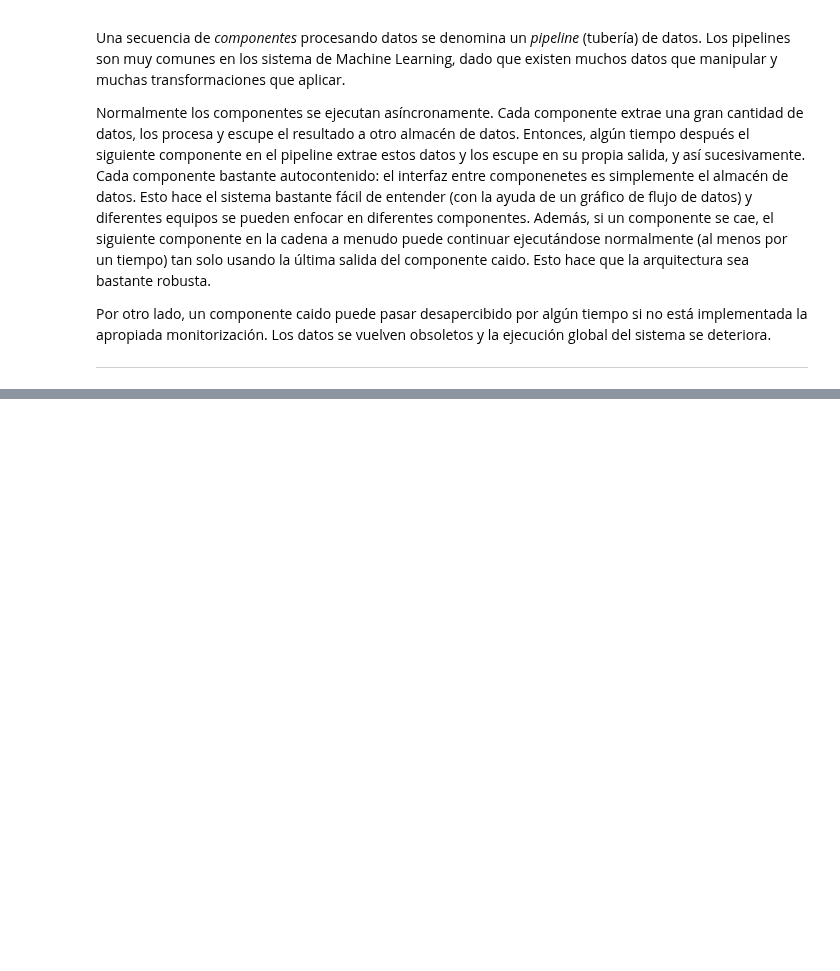
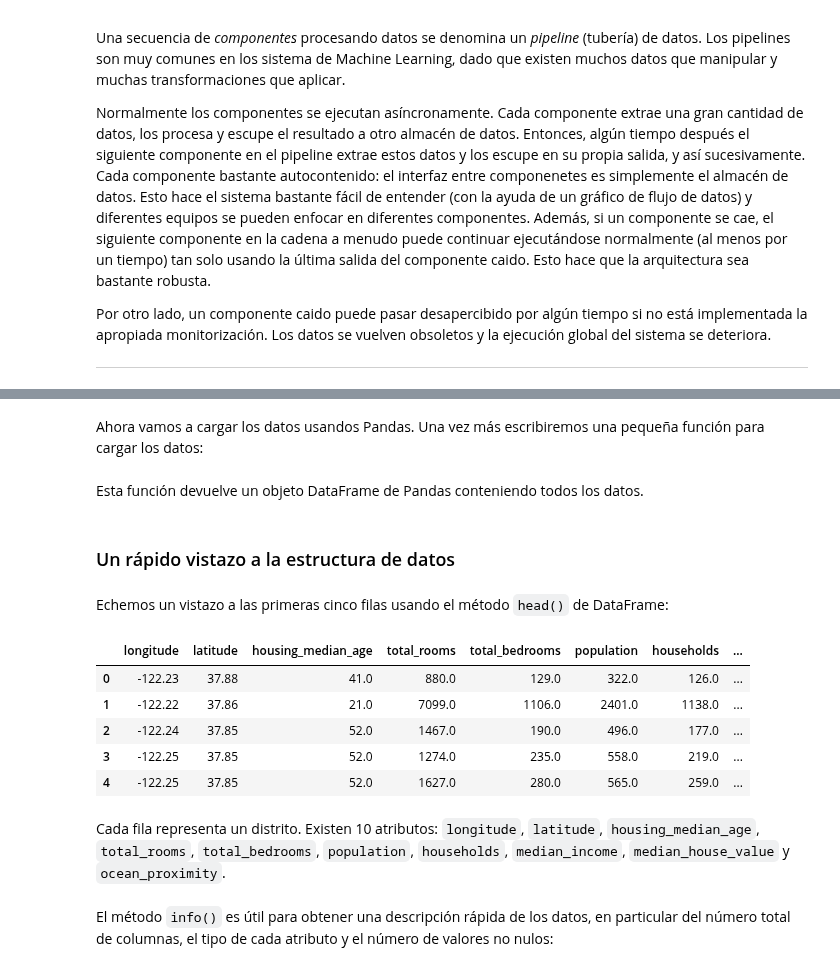
Before and after one commit to SgtSteiner/DataScience, a Jupyter notebook: handson-ml/Ch.02.Proyecto ML end-to-end.ipynb, the cells around one changed output, grey strips where cells are left out. Saved outputs shown, nothing was run; the diff lists cells and outputs as text; code cells hidden in the pictures; blank space fills up the shorter version.

```diff
--- a/handson-ml/Ch.02.Proyecto ML end-to-end.ipynb
+++ b/handson-ml/Ch.02.Proyecto ML end-to-end.ipynb
@@ -70,0 +196,2 @@ Por otro lado, un componente caido puede pasar desapercibido por algún tiempo s
+# %% [markdown]
+Ahora vamos a cargar los datos usandos Pandas. Una vez más escribiremos una pequeña función para cargar los datos:
@@ -70,0 +202,20 @@ Por otro lado, un componente caido puede pasar desapercibido por algún tiempo s
+# %% [markdown]
+Esta función devuelve un objeto DataFrame de Pandas conteniendo todos los datos.
+# %% [markdown]
+### Un rápido vistazo a la estructura de datos
+# %% [markdown]
+Echemos un vistazo a las primeras cinco filas usando el método `head()` de DataFrame:
+# %%
+housing = load_housing_data()
+housing.head()
+# %% [output]
+|  | longitude | latitude | housing_median_age | total_rooms | total_bedrooms | population | households | ... |
+| 0 | -122.23 | 37.88 | 41.0 | 880.0 | 129.0 | 322.0 | 126.0 | ... |
+| 1 | -122.22 | 37.86 | 21.0 | 7099.0 | 1106.0 | 2401.0 | 1138.0 | ... |
+| 2 | -122.24 | 37.85 | 52.0 | 1467.0 | 190.0 | 496.0 | 177.0 | ... |
+| 3 | -122.25 | 37.85 | 52.0 | 1274.0 | 235.0 | 558.0 | 219.0 | ... |
+| 4 | -122.25 | 37.85 | 52.0 | 1627.0 | 280.0 | 565.0 | 259.0 | ... |
+# %% [markdown]
+Cada fila representa un distrito. Existen 10 atributos: `longitude`, `latitude`, `housing_median_age`, `total_rooms`, `total_bedrooms`, `population`, `households`, `median_income`, `median_house_value` y `ocean_proximity`.
+# %% [markdown]
+El método `info()` es útil para obtener una descripción rápida de los datos, en particular del número total de columnas, el tipo de cada atributo y el número de valores no nulos:
```
Also changed, not shown: parts of 26 cells of this notebook, 4 other files.
